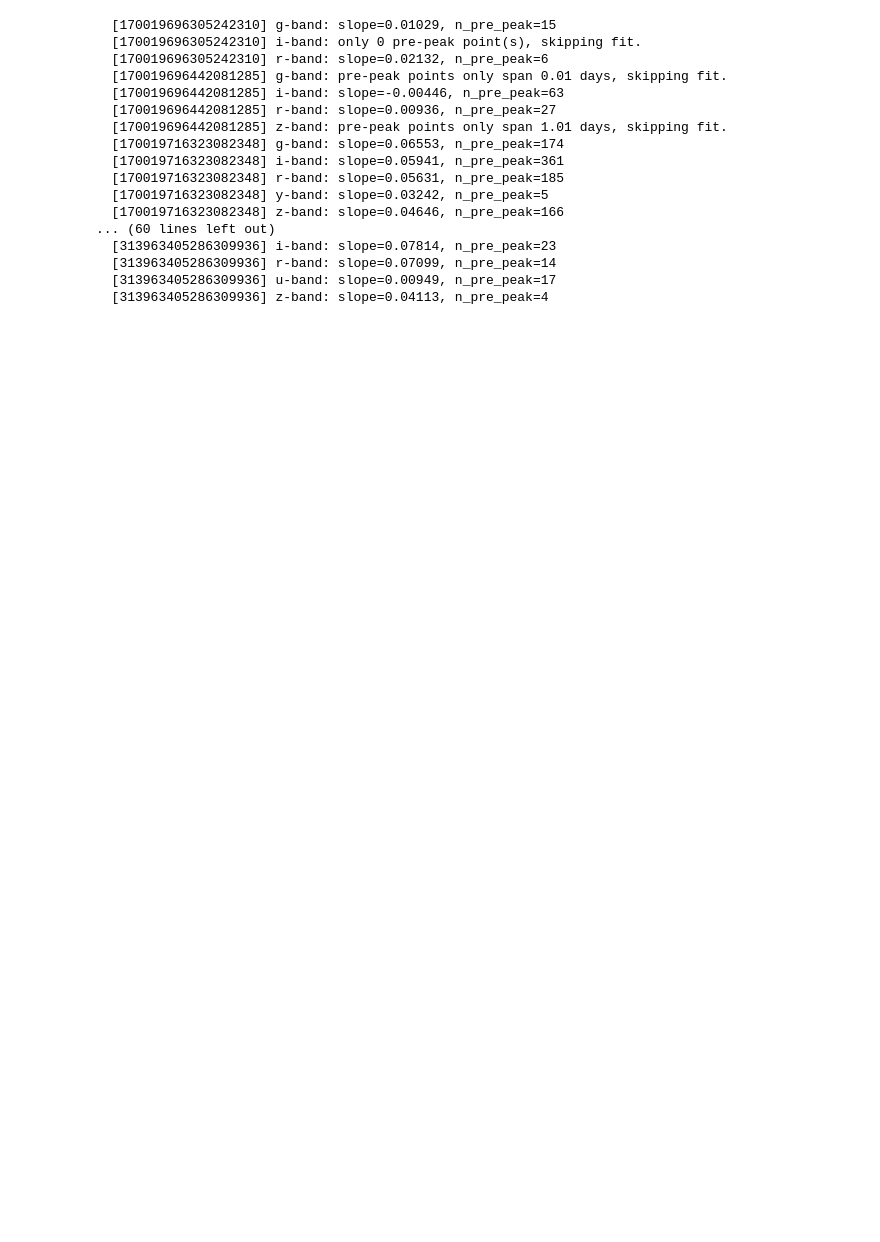
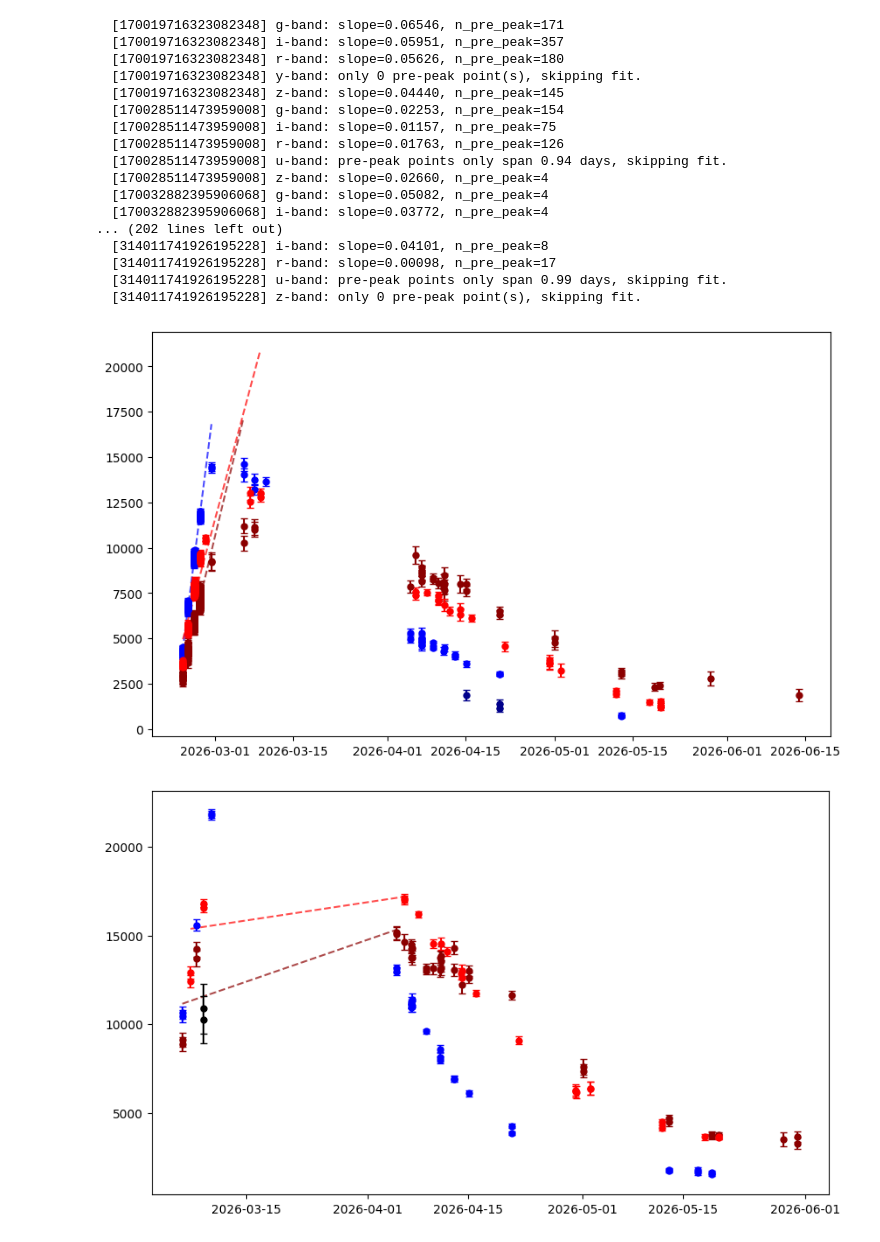
Before and after one commit to Webd0g/Honours_Project, a Jupyter notebook: notebooks/test_rate_of_rise.ipynb, the cells around one changed output. Drawn from its saved outputs; the diff is of its cells as text; code cells hidden in the pictures; blank space fills up the shorter version.

```diff
--- a/notebooks/test_rate_of_rise.ipynb
+++ b/notebooks/test_rate_of_rise.ipynb
@@ -35,6 +35,8 @@ MIN_PRE_PEAK_POINTS = 2
 # despite having 10-20+ pre-peak detections, all crammed into a single night or two.
 MIN_PRE_PEAK_TIME_SPAN_DAYS = 2
 
+# This is so we remove spurious and noisey data that skews the results of the fit process too much
+MIN_PEAK_SNR = 10
 
 def collect_light_curve_info_with_fallback(candidates: list[str]) -> pd.DataFrame | None:
     """This function collects the lightcurve info of an object
@@ -78,7 +80,7 @@ def chunked_light_curve_data(candidates: list, chunk_size: int = 500) -> pd.Data
     return pd.concat(candidate_results, ignore_index=True)
 
 
-def slope_calculation(group_df: pd.DataFrame, band: str, min_points: int = MIN_PRE_PEAK_POINTS, min_time_span: int = MIN_PRE_PEAK_TIME_SPAN_DAYS) -> tuple[float, int] | None:
+def slope_calculation(group_df: pd.DataFrame, band: str, min_points: int = MIN_PRE_PEAK_POINTS, min_time_span: int = MIN_PRE_PEAK_TIME_SPAN_DAYS, min_peak_snr: int = MIN_PEAK_SNR) -> tuple[float, int] | None:
     """
     This function finds the slope of the band of the lightcurve prepeak by fitting a
     polynomial of degree 1 to the points of the light curve before the brightest point
@@ -94,13 +96,16 @@ def slope_calculation(group_df: pd.DataFrame, band: str, min_points: int = MIN_P
     if band_df.empty:
         return None
 
-    peak_flux = band_df["r:psfFlux"].max()
-    peak_mjd = band_df.loc[band_df["r:psfFlux"].idxmax(), "r:midpointMjdTai"]
-    pre_peak = band_df[band_df["r:midpointMjdTai"] < peak_mjd]
+    significant_df = band_df[band_df["r:psfFlux"] / band_df["r:psfFluxErr"] > MIN_PEAK_SNR]
+    if significant_df.empty:
+        return None
+
+    peak_flux = significant_df["r:psfFlux"].max()
+    peak_mjd = significant_df.loc[significant_df["r:psfFlux"].idxmax(), "r:midpointMjdTai"]
+    pre_peak = significant_df[significant_df["r:midpointMjdTai"] < peak_mjd]
 
     if len(pre_peak) < min_points:
         return None
-
 
     time_span = pre_peak["r:midpointMjdTai"].max() - pre_peak["r:midpointMjdTai"].min()
     if time_span < min_time_span:
@@ -157,7 +162,7 @@ def check_rate_of_rise(group_df: pd.DataFrame, min_points: int = MIN_PRE_PEAK_PO
     return any(slope > 0 for slope, _ in slopes.values())
 
 
-def applying_the_rate_of_rise(objects: list[str], chunk_size: int, output_path_passed: Path, output_path_failed: Path) -> tuple[list[str], list[str]]:
+def applying_the_rate_of_rise(objects: list[str], chunk_size: int, output_path_passed: Path =0, output_path_failed: Path =0) -> tuple[list[str], list[str]]:
     """
     This function pulls the light curve data for the specified list of object ids and
     the chunk size can be customised if you have a large list of objects or small. The
@@ -186,7 +191,7 @@ def applying_the_rate_of_rise(objects: list[str], chunk_size: int, output_path_p
 #     applying_the_rate_of_rise(EXTRAGALACTIC_CANDIDATES, CHUNK_SIZE, EXTRAGALACTIC_CANDIDATES_OUTPUT_PASSED, EXTRAGALACTIC_CANDIDATES_OUTPUT_FAILED)
 #     applying_the_rate_of_rise(IN_TNS_CANDIDATES, CHUNK_SIZE, IN_TNS_CANDIDATES_OUTPUT_PASSED, IN_TNS_CANDIDATES_OUTPUT_FAILED)
 
-test_candidates = pd.read_csv("/home/riley/Documents/University/Honours/Honours_Project/data/test_data/test_objects.csv", dtype={"r:diaObjectId":str})["r:diaObjectId"].tolist()
+test_candidates = pd.read_csv("/home/riley/Documents/University/Honours/Honours_Project/data/test_data/non_sn_like_test_objects.csv", dtype={"r:diaObjectId":str})["r:diaObjectId"].tolist()
 
 applying_the_rate_of_rise(test_candidates, 500, "/home/riley/Documents/University/Honours/Honours_Project/data/test_data/test_passed.csv", "/home/riley/Documents/University/Honours/Honours_Project/data/test_data/test_failed.csv")
 # %% [output]
@@ -246,7 +251,7 @@ def collect_light_curve_data(diaObjectId):
         return None
     return pd.read_json(io.BytesIO(r.content))
 
-def lightcurve_plotting(df: pd.DataFrame, diaObjectId: str, source_file: str, output_dir: str, min_pre_peak_points: int = 2, min_pre_peak_time_span: float = 2.0, slopes_output_path: Path = SLOPES_OUTPUT_PATH):
+def lightcurve_plotting(df: pd.DataFrame, diaObjectId: str, source_file: str, output_dir: str, min_pre_peak_points: int = 2, min_pre_peak_time_span: float = 2.0, slopes_output_path: Path = SLOPES_OUTPUT_PATH, min_peak_SNR: int = MIN_PEAK_SNR):
     """
     Plots the light curve for one object directly in flux space (no magnitude
     conversion), with the pre-peak linear fit for each band overlaid as a dashed
@@ -279,10 +284,16 @@ def lightcurve_plotting(df: pd.DataFrame, diaObjectId: str, source_file: str, ou
             markersize=5,
         )
 
+
+
+        significant_group_df = group[group["r:psfFlux"] / group["r:psfFluxErr"] > min_peak_SNR]
+        if significant_group_df.empty:
+            return None
+
         # Fit and overlay the pre-peak slope for this band
-        peak_flux = group["r:psfFlux"].max()
-        peak_mjd = group.loc[group["r:psfFlux"].idxmax(), "r:midpointMjdTai"]
-        pre_peak = group[group["r:midpointMjdTai"] < peak_mjd]
+        peak_flux = significant_group_df["r:psfFlux"].max()
+        peak_mjd = significant_group_df.loc[significant_group_df["r:psfFlux"].idxmax(), "r:midpointMjdTai"]
+        pre_peak = significant_group_df[significant_group_df["r:midpointMjdTai"] < peak_mjd]
 
         if len(pre_peak) < min_pre_peak_points:
             print(f"  [{diaObjectId}] {band}-band: only {len(pre_peak)} pre-peak point(s), skipping fit.")
@@ -333,37 +344,38 @@ def lightcurve_plotting(df: pd.DataFrame, diaObjectId: str, source_file: str, ou
 
     append_fitted_slopes(fitted_slope_rows, slopes_output_path)
 # %%
-# Batch plotter for the labelled in_tns objects. This was done so that I can understand what the light curves of a SN Ia looks like. Builds a validation dataset.
 import pandas as pd
 from pathlib import Path
 
 def batch_plotter(object_ids, chunk_size=500, output_path=Path.home() / "/home/riley/Documents/University/Honours/Honours_Project/images/SN_Ia_lightcurves/passed_rate_of_rise_cuts_results"):
     for diaObjectId in range(0, len(object_ids), chunk_size):
         chunk = ",".join(object_ids[diaObjectId:diaObjectId + chunk_size])
         light_curve_info = collect_light_curve_data(chunk)
         if light_curve_info is None or light_curve_info.empty:
             print(f"No light curve data found for chunk starting at index {diaObjectId}.")
             continue
         for object_id, group_df in light_curve_info.groupby("r:diaObjectId"):
             object_id = str(object_id)
             # lightcurve_plotting takes a df, diaObjectId and a source file string as arguments
             lightcurve_plotting(group_df, object_id, object_id, output_path / f"{object_id}")
-batch_plotter(test_candidates, 500, Path.home() / "Documents"/"University"/"Honours"/"Honours_Project"/"images"/"test_data_images"/"overlayed_plots")
+batch_plotter(test_candidates, 500, Path.home() / "Documents"/"University"/"Honours"/"Honours_Project"/"images"/"test_data_images"/"sn_like_test_objects_overlayed_plots")
 # %% [output]
-  [170019696305242310] g-band: slope=0.01029, n_pre_peak=15
-  [170019696305242310] i-band: only 0 pre-peak point(s), skipping fit.
-  [170019696305242310] r-band: slope=0.02132, n_pre_peak=6
-  [170019696442081285] g-band: pre-peak points only span 0.01 days, skipping fit.
-  [170019696442081285] i-band: slope=-0.00446, n_pre_peak=63
-  [170019696442081285] r-band: slope=0.00936, n_pre_peak=27
-  [170019696442081285] z-band: pre-peak points only span 1.01 days, skipping fit.
-  [170019716323082348] g-band: slope=0.06553, n_pre_peak=174
-  [170019716323082348] i-band: slope=0.05941, n_pre_peak=361
-  [170019716323082348] r-band: slope=0.05631, n_pre_peak=185
-  [170019716323082348] y-band: slope=0.03242, n_pre_peak=5
-  [170019716323082348] z-band: slope=0.04646, n_pre_peak=166
-... (60 lines left out)
-  [313963405286309936] i-band: slope=0.07814, n_pre_peak=23
-  [313963405286309936] r-band: slope=0.07099, n_pre_peak=14
-  [313963405286309936] u-band: slope=0.00949, n_pre_peak=17
-  [313963405286309936] z-band: slope=0.04113, n_pre_peak=4
+  [170019716323082348] g-band: slope=0.06546, n_pre_peak=171
+  [170019716323082348] i-band: slope=0.05951, n_pre_peak=357
+  [170019716323082348] r-band: slope=0.05626, n_pre_peak=180
+  [170019716323082348] y-band: only 0 pre-peak point(s), skipping fit.
+  [170019716323082348] z-band: slope=0.04440, n_pre_peak=145
+  [170028511473959008] g-band: slope=0.02253, n_pre_peak=154
+  [170028511473959008] i-band: slope=0.01157, n_pre_peak=75
+  [170028511473959008] r-band: slope=0.01763, n_pre_peak=126
+  [170028511473959008] u-band: pre-peak points only span 0.94 days, skipping fit.
+  [170028511473959008] z-band: slope=0.02660, n_pre_peak=4
+  [170032882395906068] g-band: slope=0.05082, n_pre_peak=4
+  [170032882395906068] i-band: slope=0.03772, n_pre_peak=4
+... (202 lines left out)
+  [314011741926195228] i-band: slope=0.04101, n_pre_peak=8
+  [314011741926195228] r-band: slope=0.00098, n_pre_peak=17
+  [314011741926195228] u-band: pre-peak points only span 0.99 days, skipping fit.
+  [314011741926195228] z-band: only 0 pre-peak point(s), skipping fit.
+[figure, added]
+[figure, added]
```
Also changed, not shown: parts of 4 cells of this notebook.
